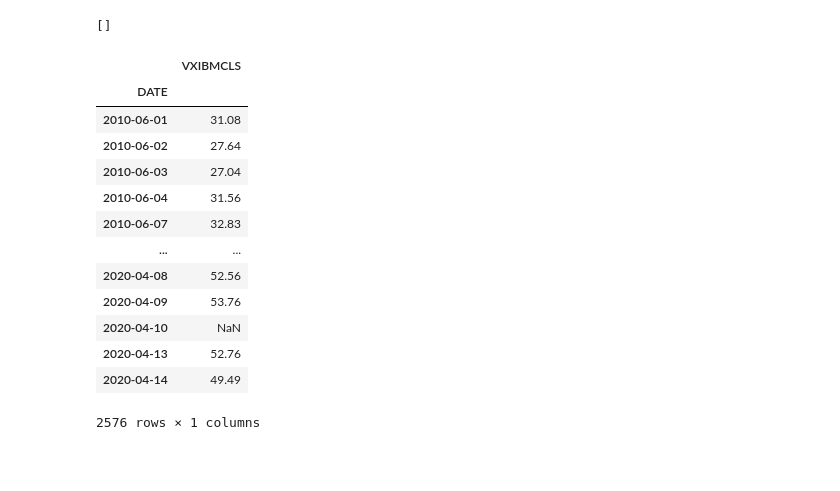
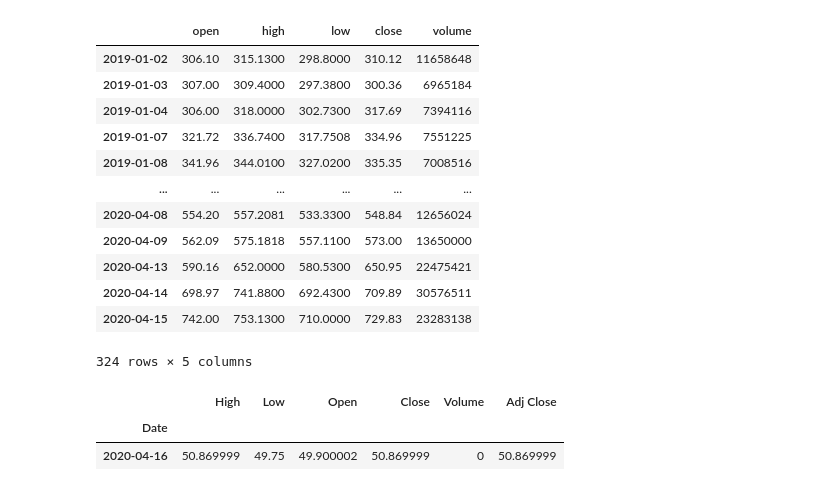
Before and after one commit to LorenzoNJ/SimPyFi, a Jupyter notebook: perf_comparison.ipynb, the cells around one changed output. Cells and saved outputs as stored; diff of their text form; code cells hidden in the pictures; blank space fills up the shorter version.

```diff
--- a/perf_comparison.ipynb
+++ b/perf_comparison.ipynb
@@ -78,31 +58,26 @@ data
 # %%
-for stock in stocks:
-    ticker = web.DataReader(["AAPL", "TSLA"], data_source='av-daily', start='2019-1-1', api_key=ALPHAVANTAGE_API_KEY)
-
-    print(stock)
-    print('Prior Close')
+# ce morceau de code ne fonctionne pas
+ticker = web.DataReader(["AAPL", "TSLA"], data_source='av-daily',  start='2019-1-1', api_key=ALPHAVANTAGE_API_KEY)
-# %%
-stockList
-# %% [output]
-[]
+# %%
+ticker
+# %% [output]
+|  | open | high | low | close | volume |
+| 2019-01-02 | 306.10 | 315.1300 | 298.8000 | 310.12 | 11658648 |
+| 2019-01-03 | 307.00 | 309.4000 | 297.3800 | 300.36 | 6965184 |
+| 2019-01-04 | 306.00 | 318.0000 | 302.7300 | 317.69 | 7394116 |
+| 2019-01-07 | 321.72 | 336.7400 | 317.7508 | 334.96 | 7551225 |
+| 2019-01-08 | 341.96 | 344.0100 | 327.0200 | 335.35 | 7008516 |
+| ... | ... | ... | ... | ... | ... |
+| 2020-04-08 | 554.20 | 557.2081 | 533.3300 | 548.84 | 12656024 |
+| 2020-04-09 | 562.09 | 575.1818 | 557.1100 | 573.00 | 13650000 |
+| 2020-04-13 | 590.16 | 652.0000 | 580.5300 | 650.95 | 22475421 |
+| 2020-04-14 | 698.97 | 741.8800 | 692.4300 | 709.89 | 30576511 |
+| 2020-04-15 | 742.00 | 753.1300 | 710.0000 | 729.83 | 23283138 |
+324 rows × 5 columns
 # %%
 data = web.DataReader('^VXAZN', data_source='yahoo', start='2019-1-1', api_key=ALPHAVANTAGE_API_KEY)
-
-data = web.DataReader('VXIBMCLS', data_source='fred', start='2010-1-1', api_key=ALPHAVANTAGE_API_KEY)
+data
+# %% [output]
+|  | High | Low | Open | Close | Volume | Adj Close |
+| Date |  |  |  |  |  |  |
+| 2020-04-16 | 50.869999 | 49.75 | 49.900002 | 50.869999 | 0 | 50.869999 |
-# %%
-data
-# %% [output]
-|  | VXIBMCLS |
-| DATE |  |
-| 2010-06-01 | 31.08 |
-| 2010-06-02 | 27.64 |
-| 2010-06-03 | 27.04 |
-| 2010-06-04 | 31.56 |
-| 2010-06-07 | 32.83 |
-| ... | ... |
-| 2020-04-08 | 52.56 |
-| 2020-04-09 | 53.76 |
-| 2020-04-10 | NaN |
-| 2020-04-13 | 52.76 |
-| 2020-04-14 | 49.49 |
-2576 rows × 1 columns
```
Also changed, not shown: parts of 6 cells of this notebook, 3 other files.
